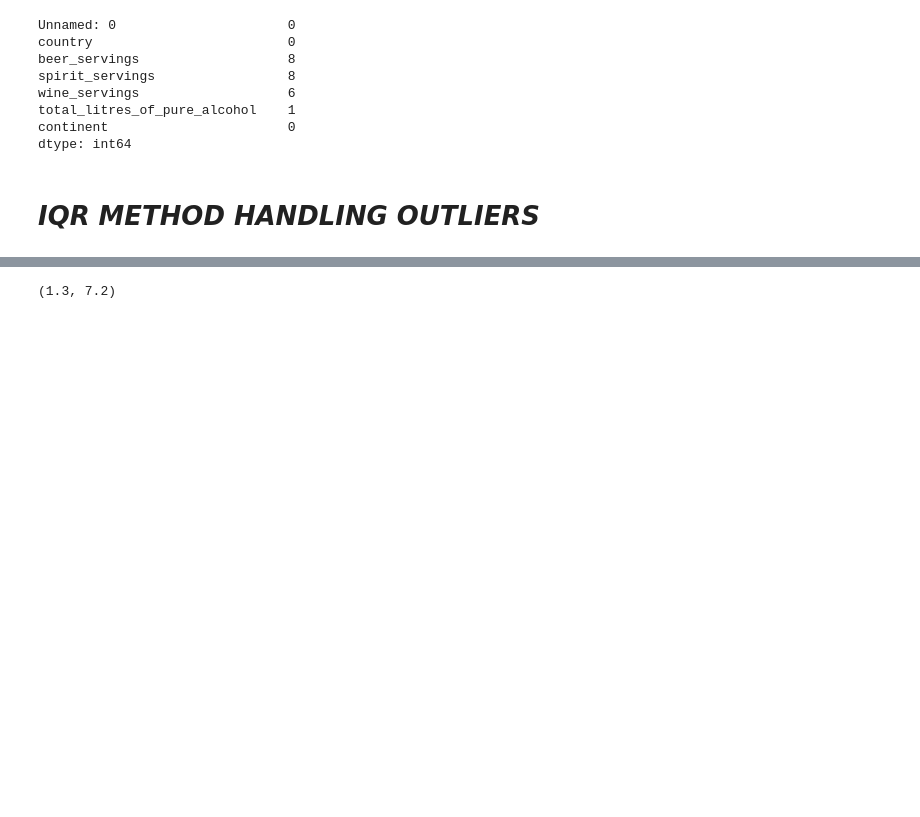
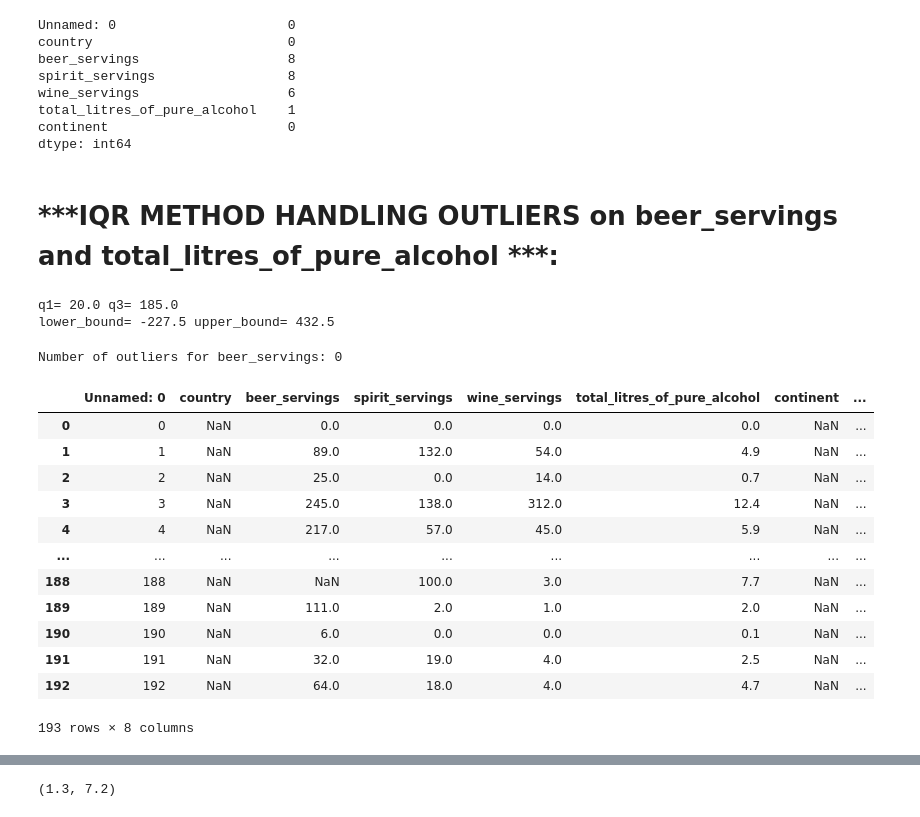
Before and after one commit to alenready/A1, a Jupyter notebook: Untitled21.ipynb, the cells around one changed output, grey strips where cells are left out. Drawn from its saved outputs; the diff is of its cells as text; code cells hidden in the pictures; blank space fills up the shorter version.

```diff
--- a/Untitled21.ipynb
+++ b/Untitled21.ipynb
@@ -59,4 +59,52 @@ dtype: int64
 #df['total_litres_of_pure_alcohol'].fillna(df['total_litres_of_pure_alcohol'].mean(), inplace=True)
 #df.isnull().sum()
 # %% [markdown]
-# ***IQR METHOD HANDLING OUTLIERS***
+# ***IQR METHOD HANDLING OUTLIERS on beer_servings and total_litres_of_pure_alcohol ***:
+# %%
+# prompt: iqr handling on beer_servings
+
+import numpy as np
+q1 = df['beer_servings'].quantile(0.25)
+q3 = df['beer_servings'].quantile(0.75)
+print('q1=',q1,'q3=',q3)
+iqr = q3 - q1
+lower_bound = q1 - 1.5 * iqr
+upper_bound = q3 + 1.5 * iqr
+print('lower_bound=', lower_bound, 'upper_bound=', upper_bound)
+df['beer_servings'] = np.where((df['beer_servings'] < lower_bound) | (df['beer_servings'] > upper_bound), df['beer_servings'].median(), df['beer_servings'])
+# %% [output]
+q1= 20.0 q3= 185.0
+lower_bound= -227.5 upper_bound= 432.5
+# %%
+# prompt: outliers for beer_servings
+
+q1 = df['beer_servings'].quantile(0.25)
+q3 = df['beer_servings'].quantile(0.75)
+iqr = q3 - q1
+lower_bound = q1 - 1.5 * iqr
+upper_bound = q3 + 1.5 * iqr
+
+outliers = df[((df['beer_servings'] < lower_bound) | (df['beer_servings'] > upper_bound))]
+
+print(f"Number of outliers for beer_servings: {outliers.shape[0]}")
+# %% [output]
+Number of outliers for beer_servings: 0
+# %%
+# prompt: dataframe showing with out outliers
+
+df_without_outliers = df[~((df['beer_servings'] < lower_bound) | (df['beer_servings'] > upper_bound))]
+df_without_outliers
+# %% [output]
+|  | Unnamed: 0 | country | beer_servings | spirit_servings | wine_servings | total_litres_of_pure_alcohol | continent | ... |
+| 0 | 0 | NaN | 0.0 | 0.0 | 0.0 | 0.0 | NaN | ... |
+| 1 | 1 | NaN | 89.0 | 132.0 | 54.0 | 4.9 | NaN | ... |
+| 2 | 2 | NaN | 25.0 | 0.0 | 14.0 | 0.7 | NaN | ... |
+| 3 | 3 | NaN | 245.0 | 138.0 | 312.0 | 12.4 | NaN | ... |
+| 4 | 4 | NaN | 217.0 | 57.0 | 45.0 | 5.9 | NaN | ... |
+| ... | ... | ... | ... | ... | ... | ... | ... | ... |
+| 188 | 188 | NaN | NaN | 100.0 | 3.0 | 7.7 | NaN | ... |
+| 189 | 189 | NaN | 111.0 | 2.0 | 1.0 | 2.0 | NaN | ... |
+| 190 | 190 | NaN | 6.0 | 0.0 | 0.0 | 0.1 | NaN | ... |
+| 191 | 191 | NaN | 32.0 | 19.0 | 4.0 | 2.5 | NaN | ... |
+| 192 | 192 | NaN | 64.0 | 18.0 | 4.0 | 4.7 | NaN | ... |
+193 rows × 8 columns
```
Also changed, not shown: parts of 7 cells of this notebook.
